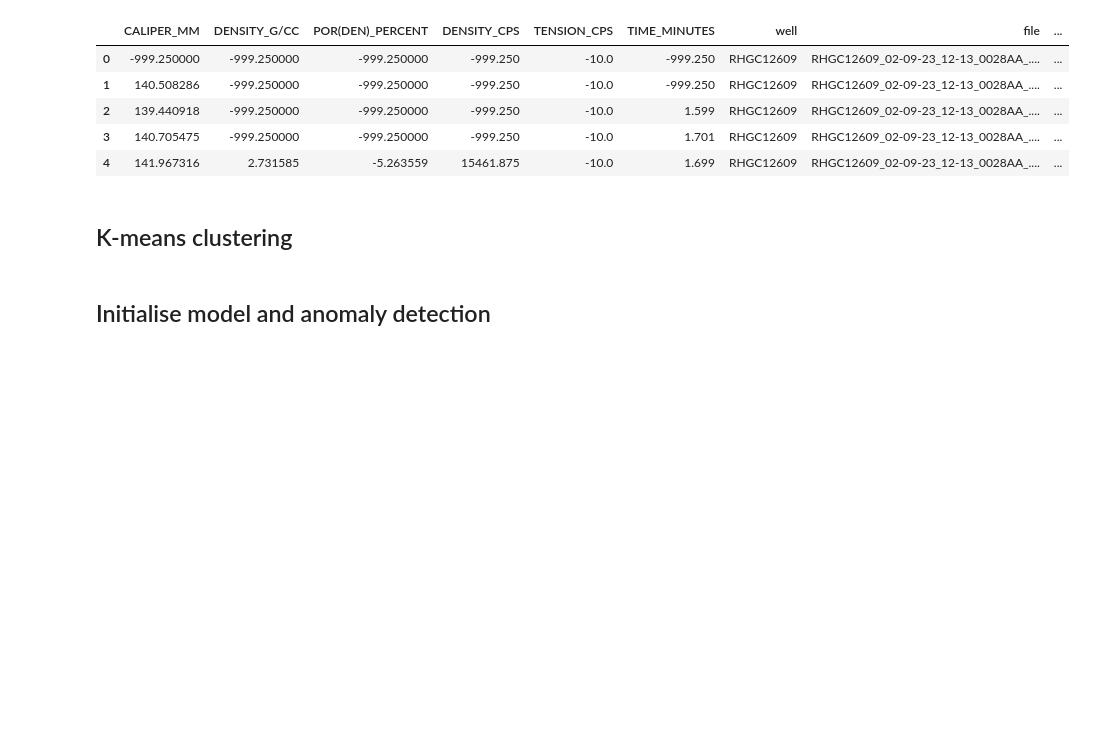
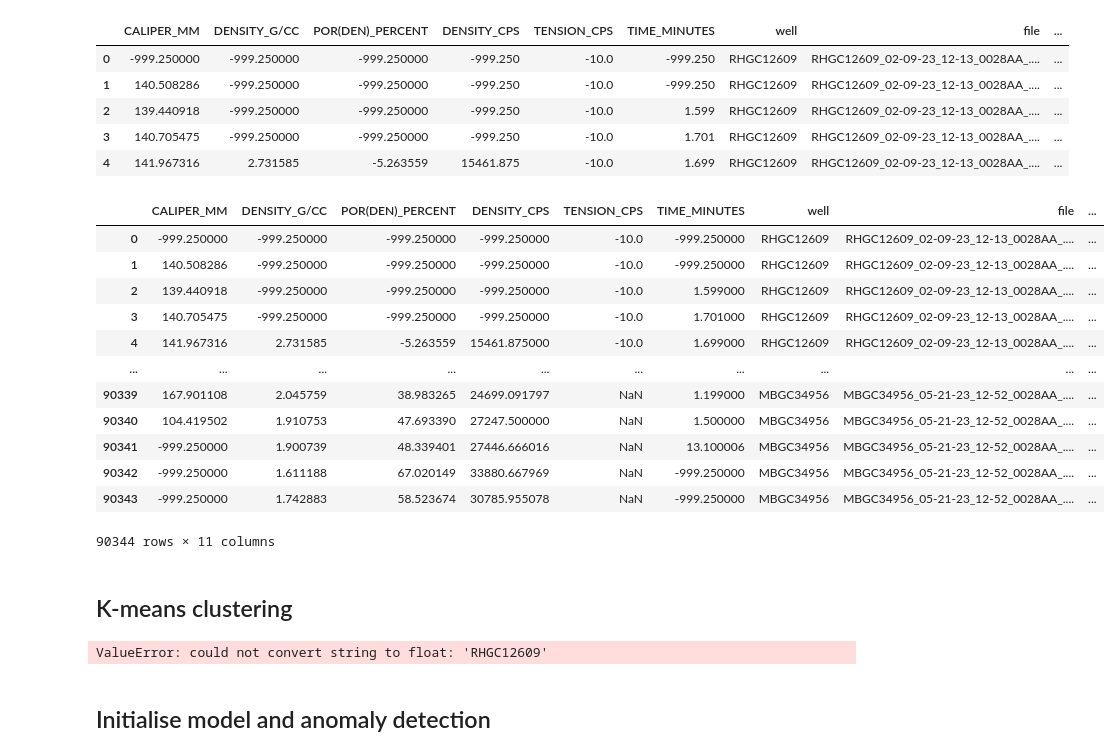
Before and after one commit to lcardsvr/Geophysical-Tool-Response-Project, a Jupyter notebook: ML_model_train.ipynb, the cells around one changed output. Saved outputs shown, nothing was run; the diff lists cells and outputs as text; code cells hidden in the pictures; blank space fills up the shorter version.

Commit message:
minor updates to K Means code

```diff
--- a/ML_model_train.ipynb
+++ b/ML_model_train.ipynb
@@ -69,8 +72,23 @@ tool_0028AA_cleaned_df.head()
 # %%
 # Clean nulls
 selected_columns = ['CALIPER_MM', 'DENSITY_G/CC', 'POR(DEN)_PERCENT']
 data = tool_0028AA_cleaned_df[selected_columns].replace(-999.25, pd.NA)
 data.dropna(inplace=True)
+tool_0028AA_cleaned_df
+# %% [output]
+|  | CALIPER_MM | DENSITY_G/CC | POR(DEN)_PERCENT | DENSITY_CPS | TENSION_CPS | TIME_MINUTES | well | file | ... |
+| 0 | -999.250000 | -999.250000 | -999.250000 | -999.250000 | -10.0 | -999.250000 | RHGC12609 | RHGC12609_02-09-23_12-13_0028AA_.... | ... |
+| 1 | 140.508286 | -999.250000 | -999.250000 | -999.250000 | -10.0 | -999.250000 | RHGC12609 | RHGC12609_02-09-23_12-13_0028AA_.... | ... |
+| 2 | 139.440918 | -999.250000 | -999.250000 | -999.250000 | -10.0 | 1.599000 | RHGC12609 | RHGC12609_02-09-23_12-13_0028AA_.... | ... |
+| 3 | 140.705475 | -999.250000 | -999.250000 | -999.250000 | -10.0 | 1.701000 | RHGC12609 | RHGC12609_02-09-23_12-13_0028AA_.... | ... |
+| 4 | 141.967316 | 2.731585 | -5.263559 | 15461.875000 | -10.0 | 1.699000 | RHGC12609 | RHGC12609_02-09-23_12-13_0028AA_.... | ... |
+| ... | ... | ... | ... | ... | ... | ... | ... | ... | ... |
+| 90339 | 167.901108 | 2.045759 | 38.983265 | 24699.091797 | NaN | 1.199000 | MBGC34956 | MBGC34956_05-21-23_12-52_0028AA_.... | ... |
+| 90340 | 104.419502 | 1.910753 | 47.693390 | 27247.500000 | NaN | 1.500000 | MBGC34956 | MBGC34956_05-21-23_12-52_0028AA_.... | ... |
+| 90341 | -999.250000 | 1.900739 | 48.339401 | 27446.666016 | NaN | 13.100006 | MBGC34956 | MBGC34956_05-21-23_12-52_0028AA_.... | ... |
+| 90342 | -999.250000 | 1.611188 | 67.020149 | 33880.667969 | NaN | -999.250000 | MBGC34956 | MBGC34956_05-21-23_12-52_0028AA_.... | ... |
+| 90343 | -999.250000 | 1.742883 | 58.523674 | 30785.955078 | NaN | -999.250000 | MBGC34956 | MBGC34956_05-21-23_12-52_0028AA_.... | ... |
+90344 rows × 11 columns
 # %%
 # Visualise data (density + magSus?) Split by prefix?
 tool_0028AA_cleaned_df.hvplot.scatter(x="DENSITY_G/CC", y="")
@@ -82,0 +105,10 @@ scaled_data = scaler.fit_transform(data)
+# %%
+# Create a for-loop where each value of k is evaluated using the K-means algorithm
+# Fit the model using the service_ratings DataFrame
+# Append the value of the computed inertia from the `inertia_` attribute of the KMeans model instance
+for i in k:
+    k_model = KMeans(n_clusters=i, random_state=1)
+    k_model.fit(tool_0028AA_cleaned_df)
+    inertia.append(k_model.inertia_)
+# %% [output]
+ValueError: could not convert string to float: 'RHGC12609'
```
Also changed, not shown: parts of 6 cells of this notebook.
